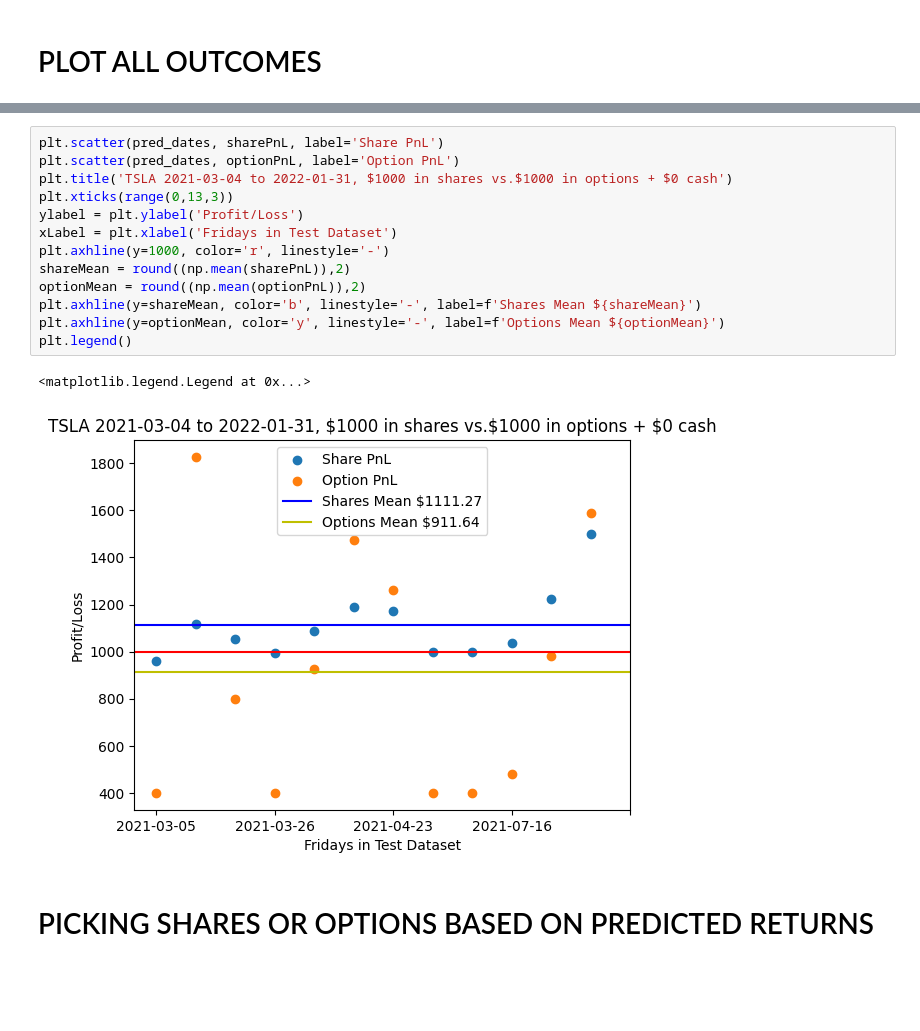
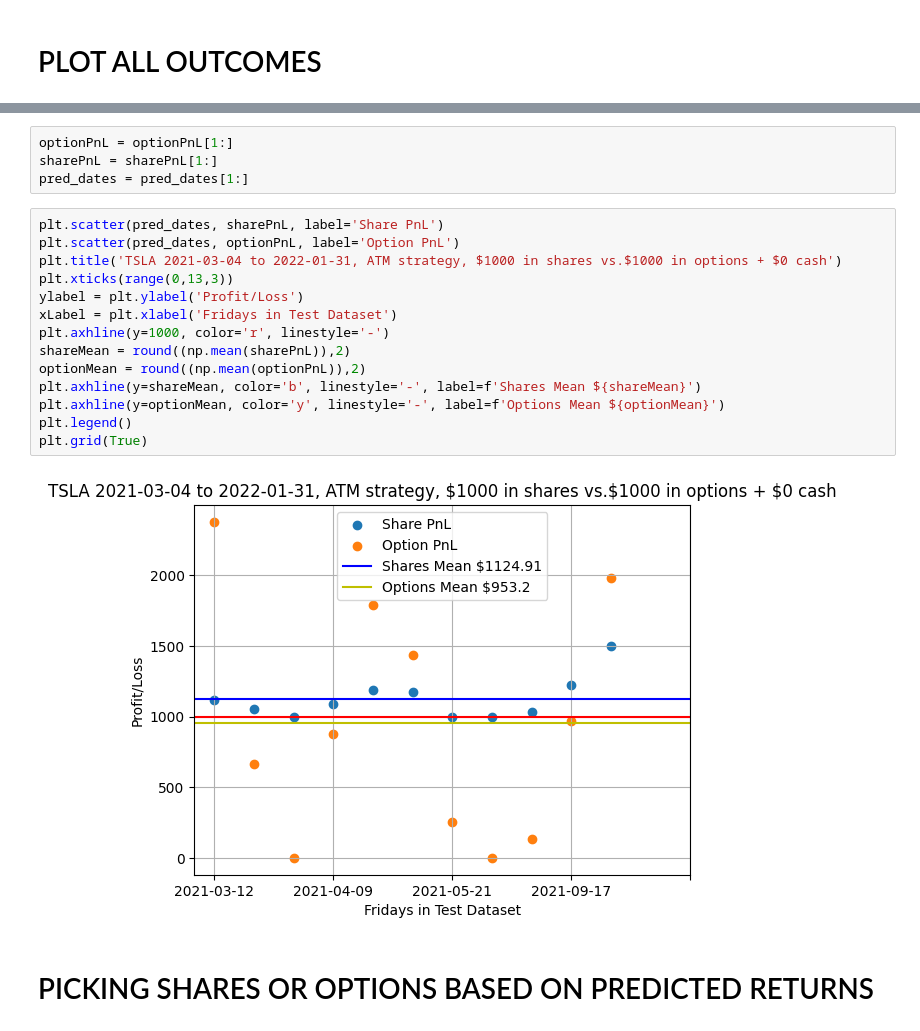
Before and after one commit to schuywalker/LSTM_Stock_and_Option_Prices, a Jupyter notebook: options_DF_builder.ipynb, the cells around one changed output, grey strips where cells are left out. Saved outputs shown, nothing was run; the diff lists cells and outputs as text; blank space fills up the shorter version.

```diff
--- a/options_DF_builder.ipynb
+++ b/options_DF_builder.ipynb
@@ -149,18 +96,22 @@ Name: 1649178, dtype: object
+# %%
+optionPnL = optionPnL[1:]
+sharePnL = sharePnL[1:]
+pred_dates = pred_dates[1:]
 # %%
 plt.scatter(pred_dates, sharePnL, label='Share PnL')
 plt.scatter(pred_dates, optionPnL, label='Option PnL')
-plt.title('TSLA 2021-03-04 to 2022-01-31, $1000 in shares vs.$1000 in options + $0 cash')
+plt.title('TSLA 2021-03-04 to 2022-01-31, ATM strategy, $1000 in shares vs.$1000 in options + $0 cash')
 plt.xticks(range(0,13,3))
 ylabel = plt.ylabel('Profit/Loss')
 xLabel = plt.xlabel('Fridays in Test Dataset')
 plt.axhline(y=1000, color='r', linestyle='-')
 shareMean = round((np.mean(sharePnL)),2)
 optionMean = round((np.mean(optionPnL)),2)
 plt.axhline(y=shareMean, color='b', linestyle='-', label=f'Shares Mean ${shareMean}')
 plt.axhline(y=optionMean, color='y', linestyle='-', label=f'Options Mean ${optionMean}')
 plt.legend()
+plt.grid(True)
 # %% [output]
-<matplotlib.legend.Legend at 0x...>
-[figure, old version]
+[figure, new version]
 # %% [markdown]
 # PICKING SHARES OR OPTIONS BASED ON PREDICTED RETURNS
```
Also changed, not shown: parts of 15 cells of this notebook, 3 other files.
